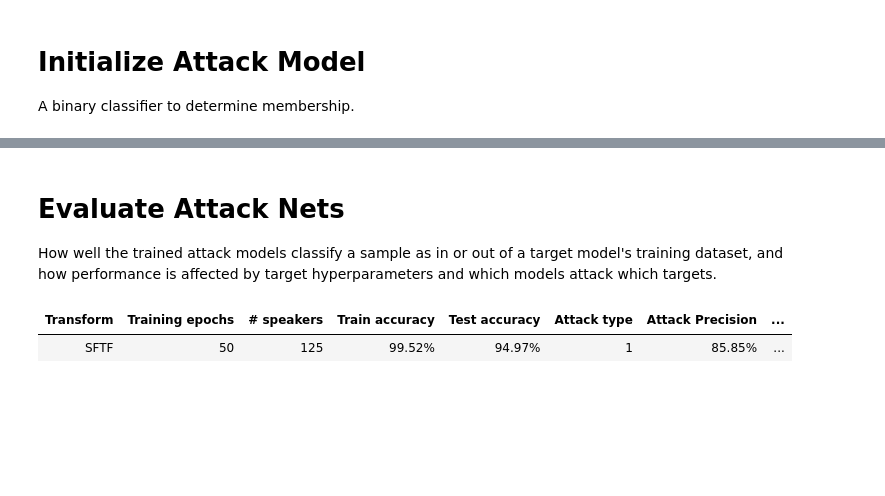
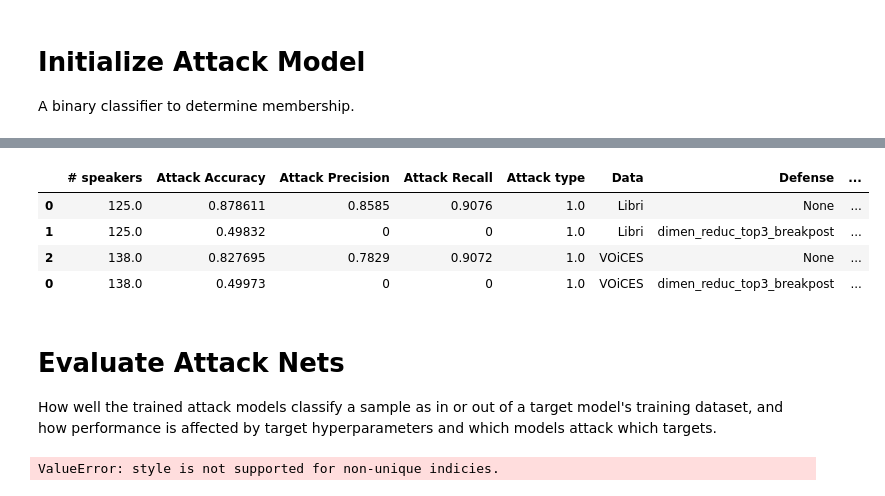
Before and after one commit to Lab41/cyphercat, a Jupyter notebook: Attack_baselines/Membership_Inference/ml_leaks/ml-leaks_adversary1_SVCvsNN-VOiCES-CNN-API.ipynb, the cells around one changed output, grey strips where cells are left out. Saved outputs shown, nothing was run; the diff lists cells and outputs as text; code cells hidden in the pictures; blank space fills up the shorter version.

```diff
--- a/Attack_baselines/Membership_Inference/ml_leaks/ml-leaks_adversary1_SVCvsNN-VOiCES-CNN-API.ipynb
+++ b/Attack_baselines/Membership_Inference/ml_leaks/ml-leaks_adversary1_SVCvsNN-VOiCES-CNN-API.ipynb
@@ -54,7 +54,7 @@ pretrained = True #run this with networks that have already been trained
 
 transform_type = 'SFTF' #either STFT or MFCC
 
-data = 'Libri' #'Libri' or 'VOiCES'
+data = 'VOiCES' #'Libri' or 'VOiCES'
 defense = 'dimen_reduc_top3_breakpost'
 # %%
 ### Speech preprocessing
@@ -436,6 +447,14 @@ df_summ = df_summ.append(df)
 # %%
 # Save updated df
 df_summ.to_pickle(summary_file)
+# %%
+df_summ
+# %% [output]
+|  | # speakers | Attack Accuracy | Attack Precision | Attack Recall | Attack type | Data | Defense | ... |
+| 0 | 125.0 | 0.878611 | 0.8585 | 0.9076 | 1.0 | Libri | None | ... |
+| 1 | 125.0 | 0.49832 | 0 | 0 | 1.0 | Libri | dimen_reduc_top3_breakpost | ... |
+| 2 | 138.0 | 0.827695 | 0.7829 | 0.9072 | 1.0 | VOiCES | None | ... |
+| 0 | 138.0 | 0.49973 | 0 | 0 | 1.0 | VOiCES | dimen_reduc_top3_breakpost | ... |
 # %% [markdown]
 # Evaluate Attack Nets
 How well the trained attack models classify a sample as in or out of a target model's training dataset, and how performance is affected by target hyperparameters and which models attack which targets.
@@ -442,29 +463,31 @@ How well the trained attack models classify a sample as in or out of a target mo
 # %%
-df['# speakers'] =df['# speakers'].astype(float)
-df['Training epochs'] =df['Training epochs'].astype(float)
-df['Attack type'] =df['Attack type'].astype(float)
+def show_table(df):
+    df['# speakers'] =df['# speakers'].astype(float)
+    df['Training epochs'] =df['Training epochs'].astype(float)
+    df['Attack type'] =df['Attack type'].astype(float)
 
-#style table
-import seaborn as sns
+    #style table
+    import seaborn as sns
 
-cg = sns.light_palette("green", as_cmap=True)
-cm = sns.light_palette("magenta", as_cmap=True)
-bl = sns.light_palette("blue", as_cmap=True)
-orr = sns.light_palette("orange", as_cmap=True)
-gr = sns.light_palette("gray", as_cmap=True)
+    cg = sns.light_palette("green", as_cmap=True)
+    cm = sns.light_palette("magenta", as_cmap=True)
+    bl = sns.light_palette("blue", as_cmap=True)
+    orr = sns.light_palette("orange", as_cmap=True)
+    gr = sns.light_palette("gray", as_cmap=True)
 
-# df.style.bar(subset=['Train accuracy', 'Test accuracy'], align='mid', color=['#d65f5f', '#5fba7d'])
-s = df.style.\
-    format({"Attack Precision": "{:.2%}","Attack Recall": "{:.2%}","Attack Accuracy": "{:.2%}"}).\
-    format({"Train accuracy": "{:.2%}","Test accuracy": "{:.2%}"}).\
-    hide_index().\
+    # df.style.bar(subset=['Train accuracy', 'Test accuracy'], align='mid', color=['#d65f5f', '#5fba7d'])
+    s = df.style.\
+        format({"Attack Precision": "{:.2%}","Attack Recall": "{:.2%}","Attack Accuracy": "{:.2%}"}).\
+        format({"Train accuracy": "{:.2%}","Test accuracy": "{:.2%}"}).\
+        hide_index().\
+        set_properties(**{'font-size': "16pt",'column-size':"24pt",'width': '100px'})
 
-    set_properties(**{'font-size': "16pt",'column-size':"24pt",'width': '100px'})
-
-s
+    return s
-# %% [output]
-| Transform | Training epochs | # speakers | Train accuracy | Test accuracy | Attack type | Attack Precision | ... |
-| SFTF | 50 | 125 | 99.52% | 94.97% | 1 | 85.85% | ... |
+# %%
+s = show_table(df_summ)
+s
+# %% [output]
+ValueError: style is not supported for non-unique indicies.
 # %%
     background_gradient(cmap=cg,subset=['Train accuracy', 'Test accuracy']).\
     background_gradient(cmap=bl,subset=['Precision', 'Recall']).\
```
Also changed, not shown: parts of 11 cells of this notebook, 1 other file.
